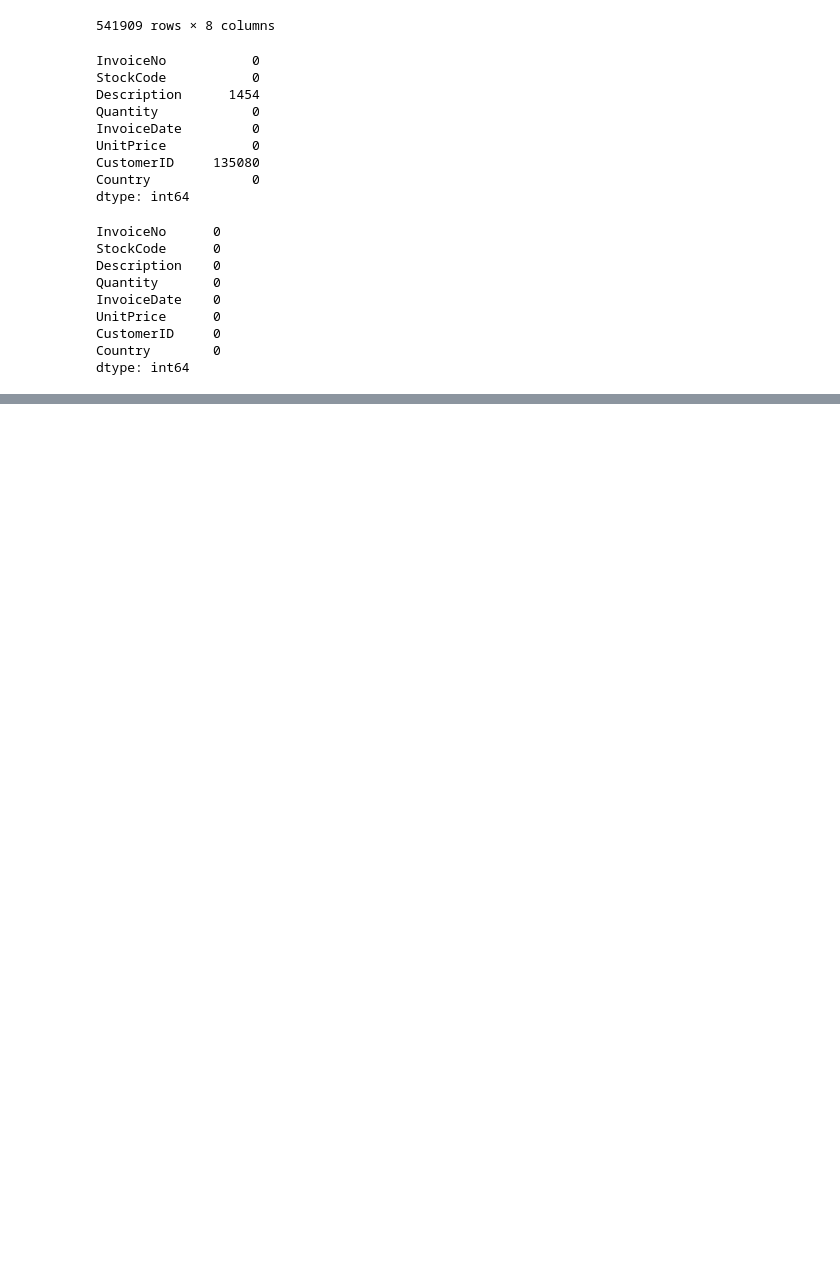
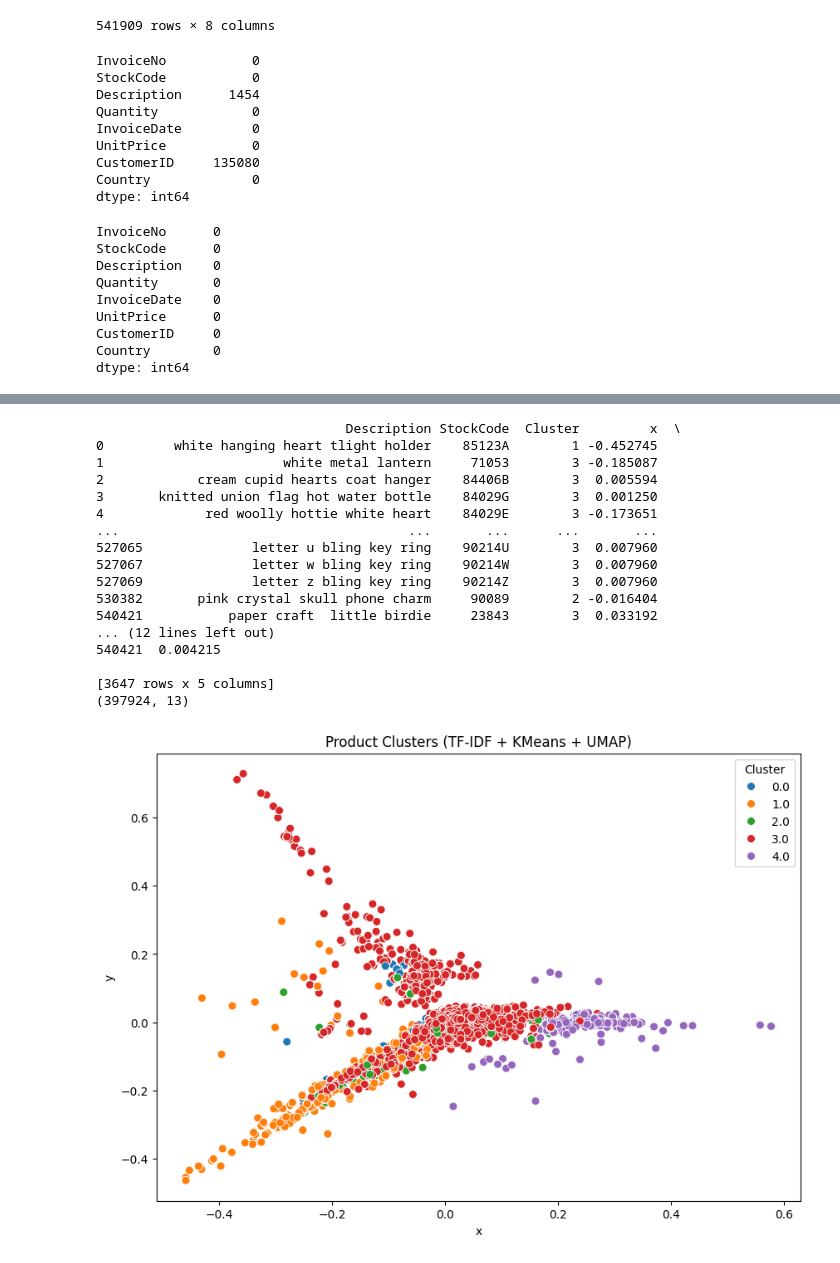
Before and after one commit to prakashbala1403/MACHINE-LEARNING, a Jupyter notebook: 2_E-commerce_project.ipynb, the cells around one changed output, grey strips where cells are left out. Drawn from its saved outputs; the diff is of its cells as text; code cells hidden in the pictures; blank space fills up the shorter version.

```diff
--- a/2_E-commerce_project.ipynb
+++ b/2_E-commerce_project.ipynb
@@ -189,0 +259,52 @@ dfff
+# %%
+from umap.umap_ import UMAP
+
+import pandas as pd
+import seaborn as sns
+import matplotlib.pyplot as plt
+
+umap_model = UMAP(n_components=2, random_state=42)
+umap_coords = umap_model.fit_transform(ti)
+
+
+
+desc_df["x"]=final[:,0]
+desc_df["y"]=final[:,1]
+print(desc_df)
+
+
+# Merging Two dataframes for product similarity
+
+df_final=pd.merge(df,desc_df,on="StockCode",how="left")
+print(df_final.shape)# must be same ---> df.shape
+
+# Also make sure you have your cluster labels added:
+# Example if you did clustering like this:
+# kmeans = KMeans(n_clusters=5, random_state=42)
+# labels = kmeans.fit_predict(ti)
+# df_final["Cluster"] = labels
+
+# Scatter plot
+plt.figure(figsize=(10, 7))
+sns.scatterplot(data=df_final, x='x', y='y', hue='Cluster', palette='tab10', s=50)
+plt.title("Product Clusters (TF-IDF + KMeans + UMAP)")
+plt.show()
+# %% [output]
+                                Description StockCode  Cluster         x  \
+0         white hanging heart tlight holder    85123A        1 -0.452745
+1                       white metal lantern     71053        3 -0.185087
+2            cream cupid hearts coat hanger    84406B        3  0.005594
+3       knitted union flag hot water bottle    84029G        3  0.001250
+4             red woolly hottie white heart    84029E        3 -0.173651
+...                                     ...       ...      ...       ...
+527065              letter u bling key ring    90214U        3  0.007960
+527067              letter w bling key ring    90214W        3  0.007960
+527069              letter z bling key ring    90214Z        3  0.007960
+530382       pink crystal skull phone charm     90089        2 -0.016404
+540421           paper craft  little birdie     23843        3  0.033192
+... (12 lines left out)
+540421  0.004215
+
+[3647 rows x 5 columns]
+(397924, 13)
+[figure, added]
```
Also changed, not shown: parts of 18 cells of this notebook.
